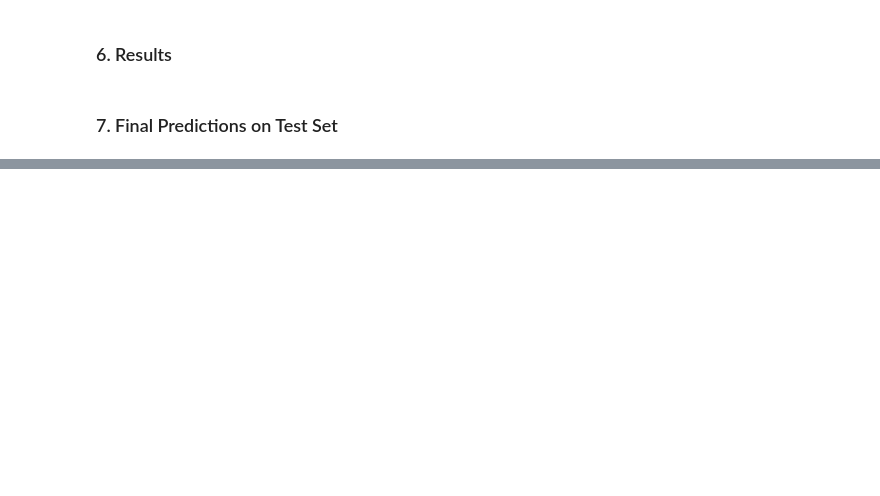
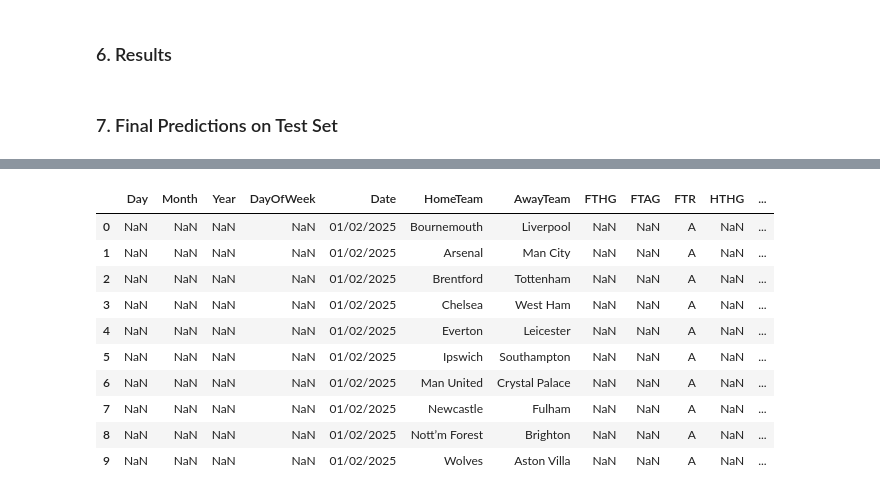
Before and after one commit to SavaniSawaikar/EPL-Prediction, a Jupyter notebook: notebooks/notebook.ipynb, the cells around one changed output, grey strips where cells are left out. Cells and saved outputs as stored; diff of their text form; code cells hidden in the pictures; blank space fills up the shorter version.

```diff
--- a/notebooks/notebook.ipynb
+++ b/notebooks/notebook.ipynb
@@ -1579,0 +2050,21 @@ plt.show()
+# %%
+# Extract the last 10 rows of the combined DataFrame
+epl_test = combined.tail(10)
+
+# Optional: Reset the index of epl_test if needed
+epl_test = epl_test.reset_index(drop=True)
+
+# View epl_test
+epl_test
+# %% [output]
+|  | Day | Month | Year | DayOfWeek | Date | HomeTeam | AwayTeam | FTHG | FTAG | FTR | HTHG | ... |
+| 0 | NaN | NaN | NaN | NaN | 01/02/2025 | Bournemouth | Liverpool | NaN | NaN | A | NaN | ... |
+| 1 | NaN | NaN | NaN | NaN | 01/02/2025 | Arsenal | Man City | NaN | NaN | A | NaN | ... |
+| 2 | NaN | NaN | NaN | NaN | 01/02/2025 | Brentford | Tottenham | NaN | NaN | A | NaN | ... |
+| 3 | NaN | NaN | NaN | NaN | 01/02/2025 | Chelsea | West Ham | NaN | NaN | A | NaN | ... |
+| 4 | NaN | NaN | NaN | NaN | 01/02/2025 | Everton | Leicester | NaN | NaN | A | NaN | ... |
+| 5 | NaN | NaN | NaN | NaN | 01/02/2025 | Ipswich | Southampton | NaN | NaN | A | NaN | ... |
+| 6 | NaN | NaN | NaN | NaN | 01/02/2025 | Man United | Crystal Palace | NaN | NaN | A | NaN | ... |
+| 7 | NaN | NaN | NaN | NaN | 01/02/2025 | Newcastle | Fulham | NaN | NaN | A | NaN | ... |
+| 8 | NaN | NaN | NaN | NaN | 01/02/2025 | Nott’m Forest | Brighton | NaN | NaN | A | NaN | ... |
+| 9 | NaN | NaN | NaN | NaN | 01/02/2025 | Wolves | Aston Villa | NaN | NaN | A | NaN | ... |
```
Also changed, not shown: parts of 36 cells of this notebook, 27 other files.
